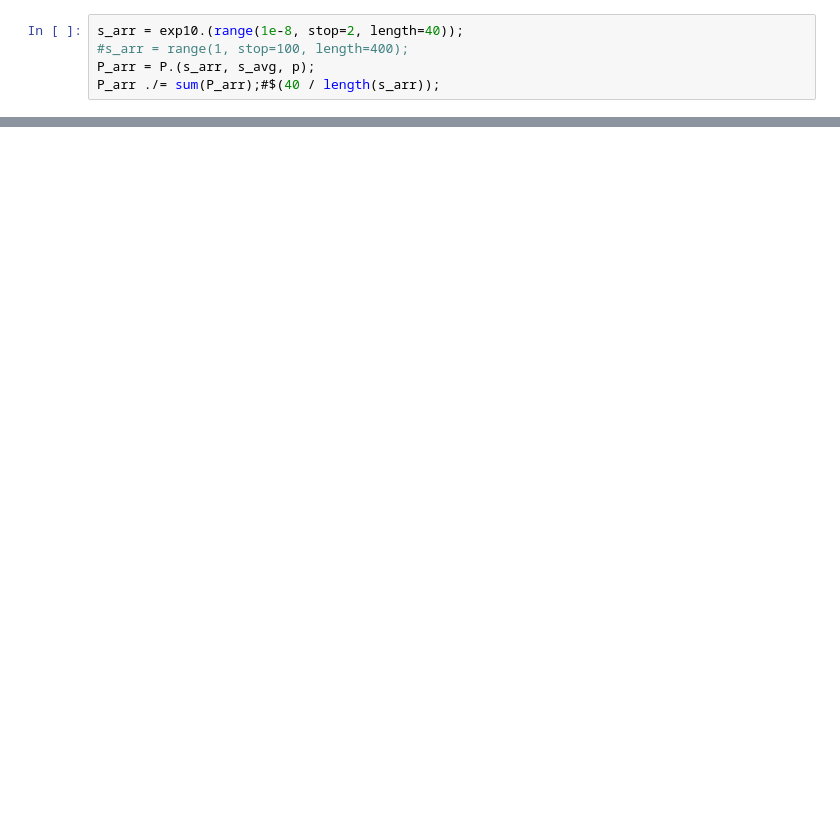
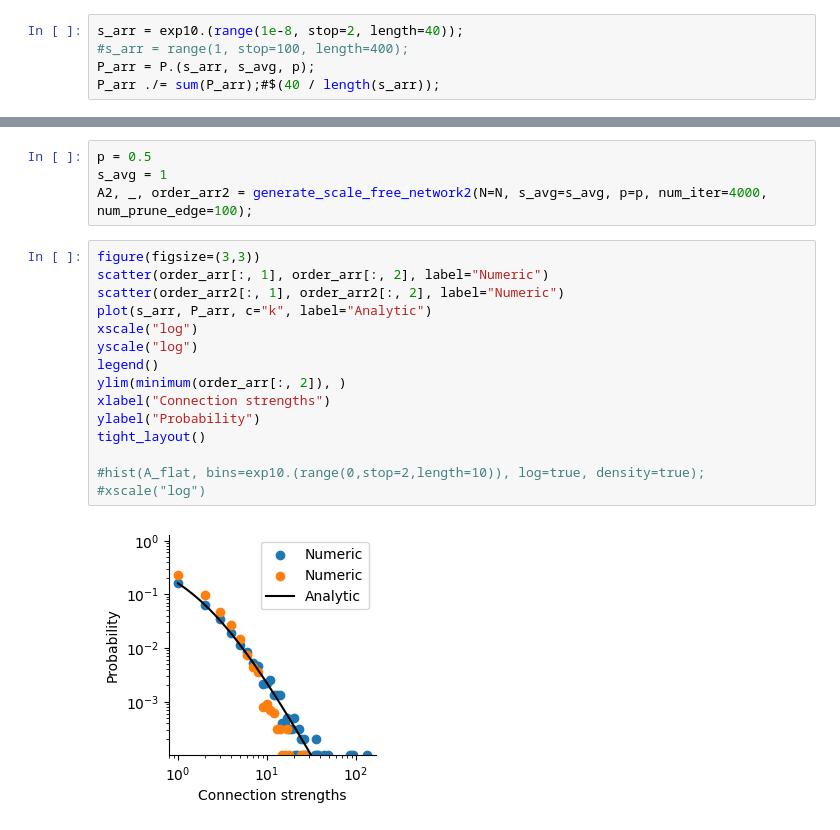
Before and after one commit to compneuro-julia/compneuro-julia-management, a Jupyter notebook: contents/local-learning-rule/heavy-tail.ipynb, the cells around one changed output, grey strips where cells are left out. Cells and saved outputs as stored; diff of their text form; blank space fills up the shorter version.

```diff
--- a/contents/local-learning-rule/heavy-tail.ipynb
+++ b/contents/local-learning-rule/heavy-tail.ipynb
@@ -243,0 +139,21 @@ end
+# %%
+p = 0.5
+s_avg = 1
+A2, _, order_arr2 = generate_scale_free_network2(N=N, s_avg=s_avg, p=p, num_iter=4000, num_prune_edge=100);
+# %%
+figure(figsize=(3,3))
+scatter(order_arr[:, 1], order_arr[:, 2], label="Numeric")
+scatter(order_arr2[:, 1], order_arr2[:, 2], label="Numeric")
+plot(s_arr, P_arr, c="k", label="Analytic")
+xscale("log")
+yscale("log")
+legend()
+ylim(minimum(order_arr[:, 2]), )
+xlabel("Connection strengths")
+ylabel("Probability")
+tight_layout()
+
+#hist(A_flat, bins=exp10.(range(0,stop=2,length=10)), log=true, density=true);
+#xscale("log")
+# %% [output]
+[figure, added]
```
Also changed, not shown: parts of 11 cells of this notebook.
